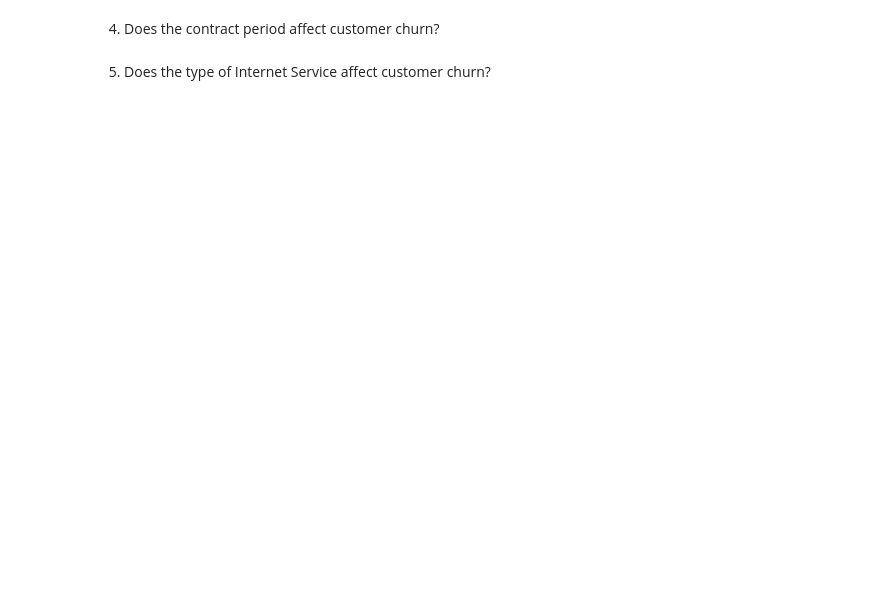
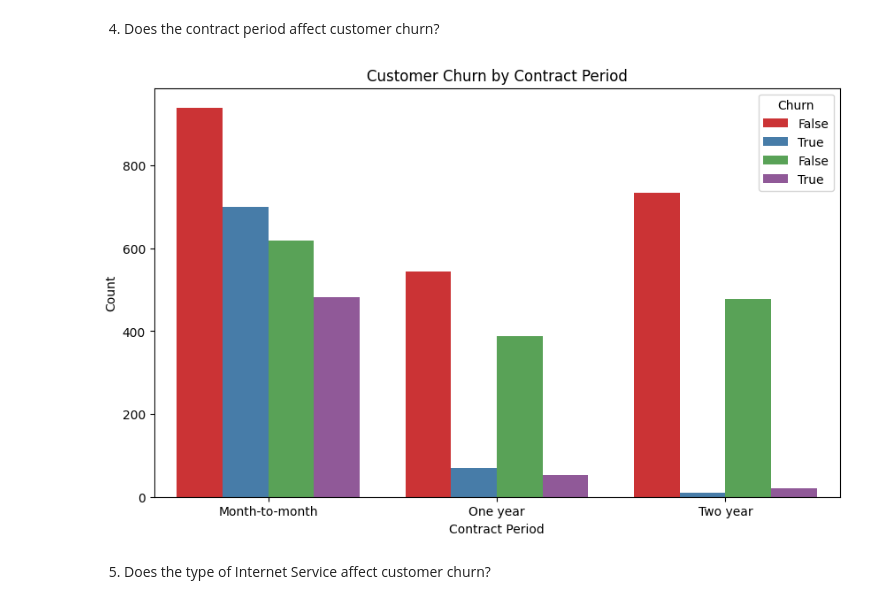
Before and after one commit to susanlazaro/LP2-belize, a Jupyter notebook: notebook.ipynb, the cells around one changed output. Saved outputs shown, nothing was run; the diff lists cells and outputs as text; code cells hidden in the pictures; blank space fills up the shorter version.

```diff
--- a/notebook.ipynb
+++ b/notebook.ipynb
@@ -739,4 +750,14 @@ plt.show()
 # %% [markdown]
 4. Does the contract period affect customer churn?
+# %%
+
+plt.figure(figsize=(10, 6))
+sns.countplot(x='Contract', hue='Churn', data=df, palette='Set1')
+plt.title('Customer Churn by Contract Period')
+plt.xlabel('Contract Period')
+plt.ylabel('Count')
+plt.show()
+# %% [output]
+[figure, added]
 # %% [markdown]
 5. Does the type of Internet Service affect customer churn?
```
Also changed, not shown: parts of 13 cells of this notebook.
